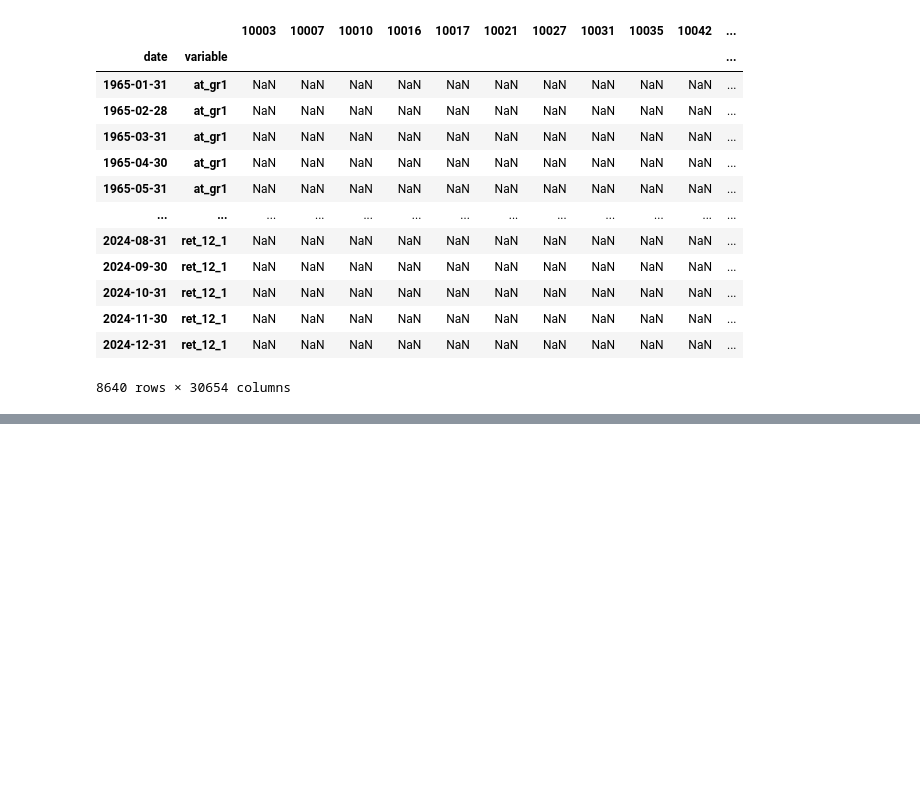
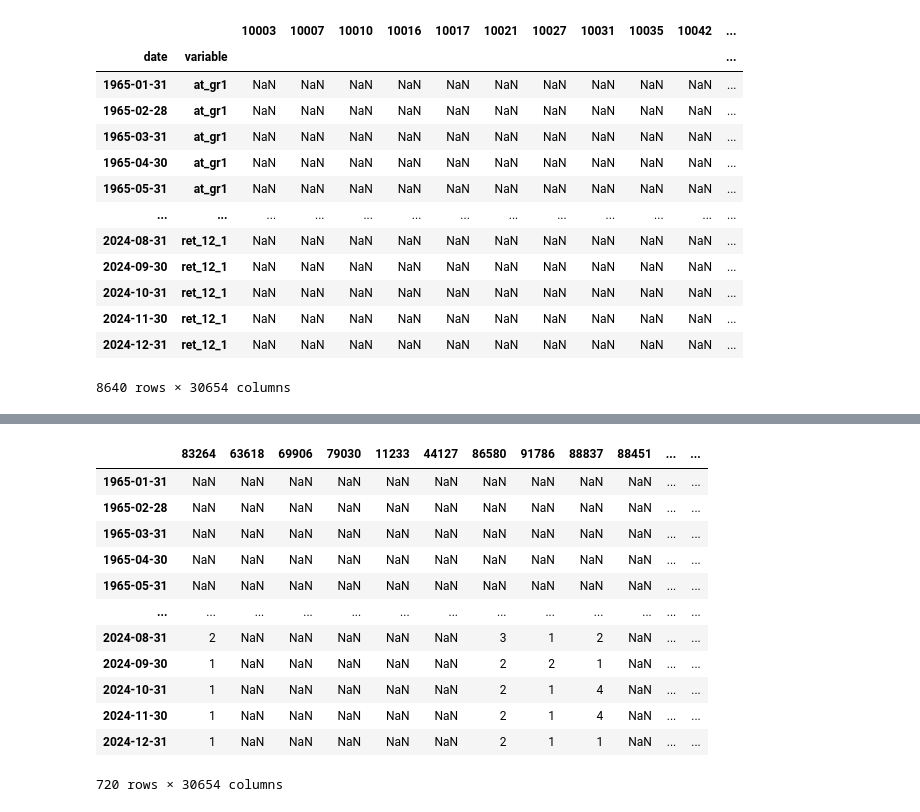
Before and after one commit to fanghe-ma/IVOL-Puzzle-and-Arbitrage-Asymmetry, a Jupyter notebook: project.ipynb, the cells around one changed output, grey strips where cells are left out. Drawn from its saved outputs; the diff is of its cells as text; code cells hidden in the pictures; blank space fills up the shorter version.

```diff
--- a/project.ipynb
+++ b/project.ipynb
@@ -582,0 +639,36 @@ aggregate_mispricing_df.to_csv('./Data/aggregate_mispricing.csv')
+# %%
+def map_quantile(x, quantiles):
+    if x <= quantiles[0]:
+        return 0
+    elif x <= quantiles[1]:
+        return 1
+    elif x <= quantiles[2]:
+        return 2
+    elif x <= quantiles[3]:
+        return 3
+    else:
+        return 4
+
+ivol_quintiles = pd.DataFrame(index=ivol_df.index, columns=ivol_df.columns)
+
+for idx in ivol_df.index:
+    ivol_today = ivol_df.loc[idx].dropna()
+    quantiles = np.quantile(ivol_today, [0.2, 0.4, 0.6, 0.8])
+    ranked = ivol_today.apply(lambda x: map_quantile(x, quantiles))
+    ivol_quintiles.loc[idx, ranked.index] = ranked
+
+ivol_quintiles
+# %% [output]
+|  | 83264 | 63618 | 69906 | 79030 | 11233 | 44127 | 86580 | 91786 | 88837 | 88451 | ... | ... |
+| 1965-01-31 | NaN | NaN | NaN | NaN | NaN | NaN | NaN | NaN | NaN | NaN | ... | ... |
+| 1965-02-28 | NaN | NaN | NaN | NaN | NaN | NaN | NaN | NaN | NaN | NaN | ... | ... |
+| 1965-03-31 | NaN | NaN | NaN | NaN | NaN | NaN | NaN | NaN | NaN | NaN | ... | ... |
+| 1965-04-30 | NaN | NaN | NaN | NaN | NaN | NaN | NaN | NaN | NaN | NaN | ... | ... |
+| 1965-05-31 | NaN | NaN | NaN | NaN | NaN | NaN | NaN | NaN | NaN | NaN | ... | ... |
+| ... | ... | ... | ... | ... | ... | ... | ... | ... | ... | ... | ... | ... |
+| 2024-08-31 | 2 | NaN | NaN | NaN | NaN | NaN | 3 | 1 | 2 | NaN | ... | ... |
+| 2024-09-30 | 1 | NaN | NaN | NaN | NaN | NaN | 2 | 2 | 1 | NaN | ... | ... |
+| 2024-10-31 | 1 | NaN | NaN | NaN | NaN | NaN | 2 | 1 | 4 | NaN | ... | ... |
+| 2024-11-30 | 1 | NaN | NaN | NaN | NaN | NaN | 2 | 1 | 4 | NaN | ... | ... |
+| 2024-12-31 | 1 | NaN | NaN | NaN | NaN | NaN | 2 | 1 | 1 | NaN | ... | ... |
+720 rows × 30654 columns
```
Also changed, not shown: parts of 13 cells of this notebook.
